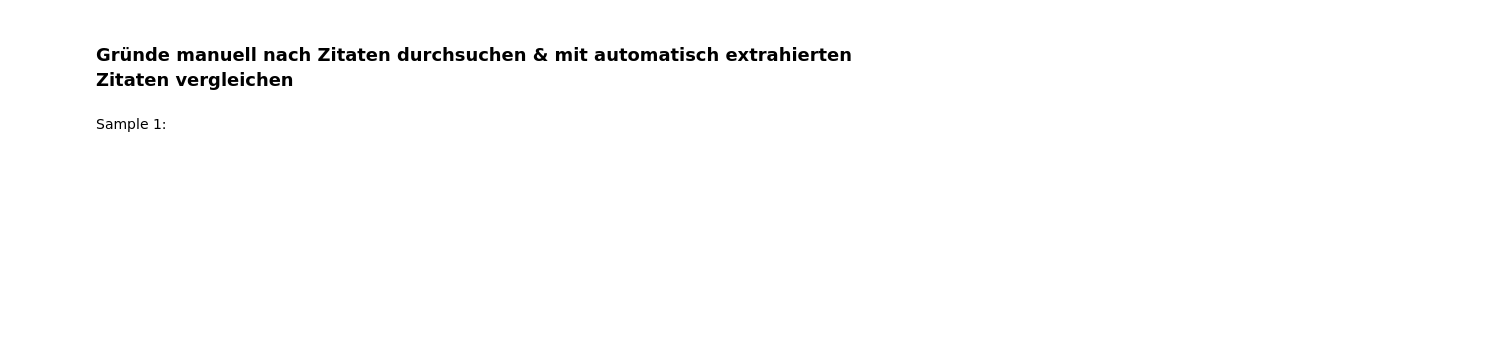
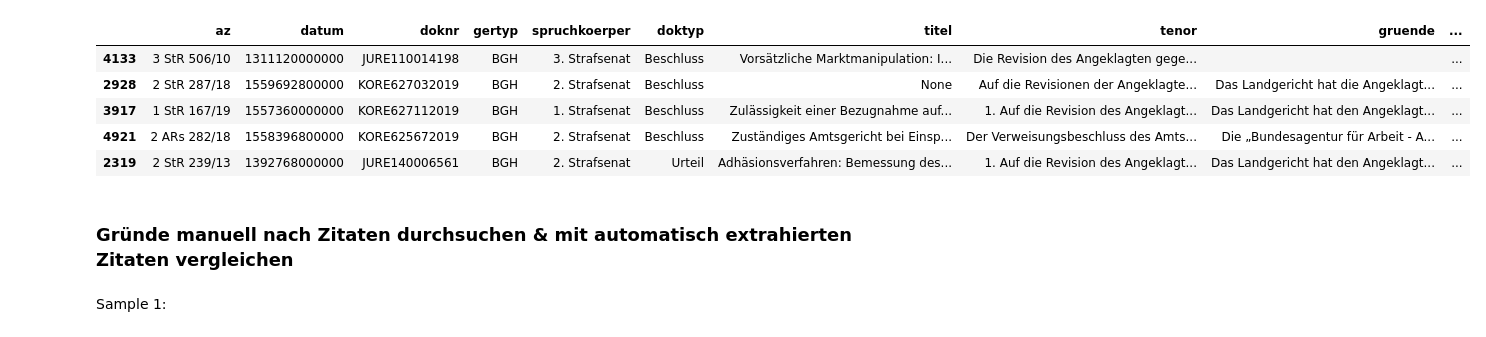
Before and after one commit to Balilicious/legal-decisions-recommender, a Jupyter notebook: EvaluationCitationExtraction.ipynb, the cells around one changed output. Saved outputs shown, nothing was run; the diff lists cells and outputs as text; code cells hidden in the pictures; blank space fills up the shorter version.

```diff
--- a/EvaluationCitationExtraction.ipynb
+++ b/EvaluationCitationExtraction.ipynb
@@ -35,3 +18,13 @@ data_sample_20
+# %%
+# display 5 out of 20 samples (randomly selected)
+data_sample_20.sample(5)
+# %% [output]
+|  | az | datum | doknr | gertyp | spruchkoerper | doktyp | titel | tenor | gruende | ... |
+| 4133 | 3 StR 506/10 | 1311120000000 | JURE110014198 | BGH | 3. Strafsenat | Beschluss | Vorsätzliche Marktmanipulation: I... | Die Revision des Angeklagten gege... |  | ... |
+| 2928 | 2 StR 287/18 | 1559692800000 | KORE627032019 | BGH | 2. Strafsenat | Beschluss | None | Auf die Revisionen der Angeklagte... | Das Landgericht hat die Angeklagt... | ... |
+| 3917 | 1 StR 167/19 | 1557360000000 | KORE627112019 | BGH | 1. Strafsenat | Beschluss | Zulässigkeit einer Bezugnahme auf... | 1. Auf die Revision des Angeklagt... | Das Landgericht hat den Angeklagt... | ... |
+| 4921 | 2 ARs 282/18 | 1558396800000 | KORE625672019 | BGH | 2. Strafsenat | Beschluss | Zuständiges Amtsgericht bei Einsp... | Der Verweisungsbeschluss des Amts... | Die „Bundesagentur für Arbeit - A... | ... |
+| 2319 | 2 StR 239/13 | 1392768000000 | JURE140006561 | BGH | 2. Strafsenat | Urteil | Adhäsionsverfahren: Bemessung des... | 1. Auf die Revision des Angeklagt... | Das Landgericht hat den Angeklagt... | ... |
 # %% [markdown]
 ### Gründe manuell nach Zitaten durchsuchen & mit automatisch extrahierten Zitaten vergleichen
 # %% [markdown]
```
Also changed, not shown: parts of 45 cells of this notebook.
